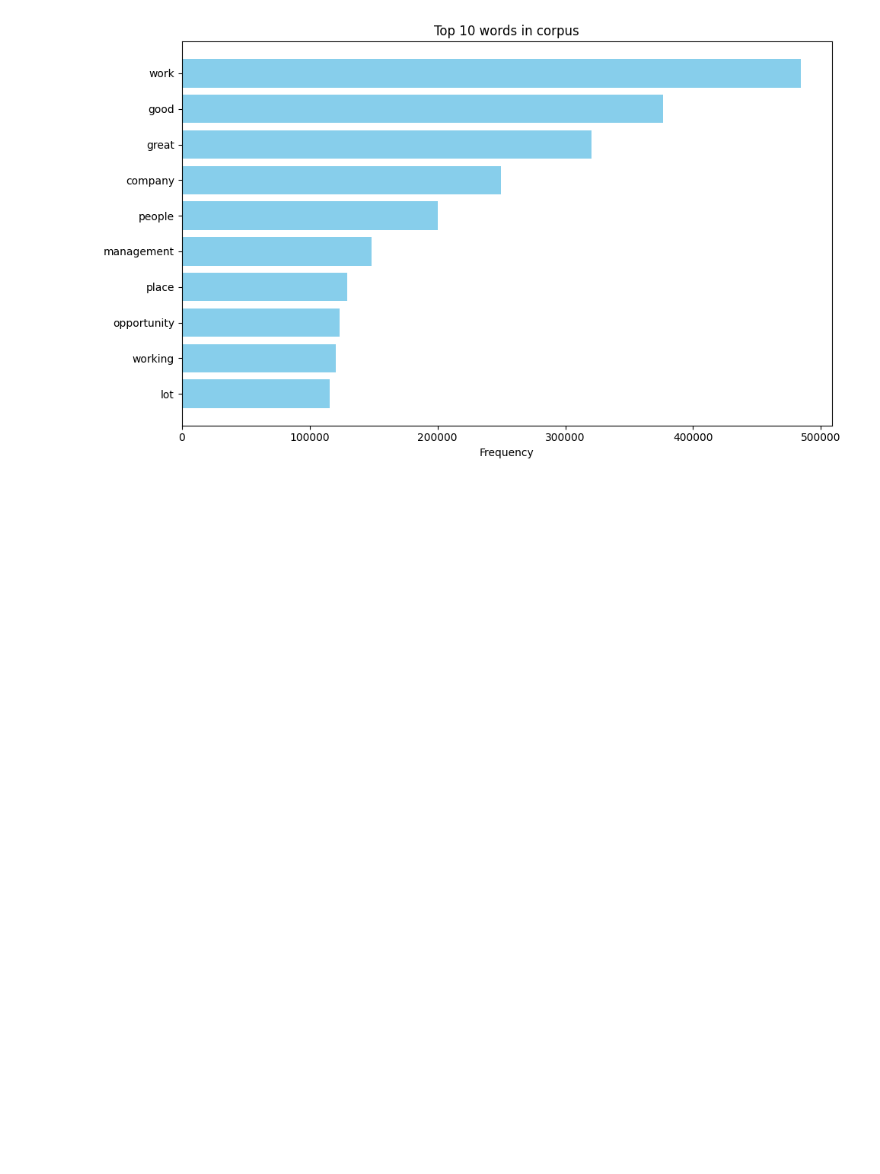
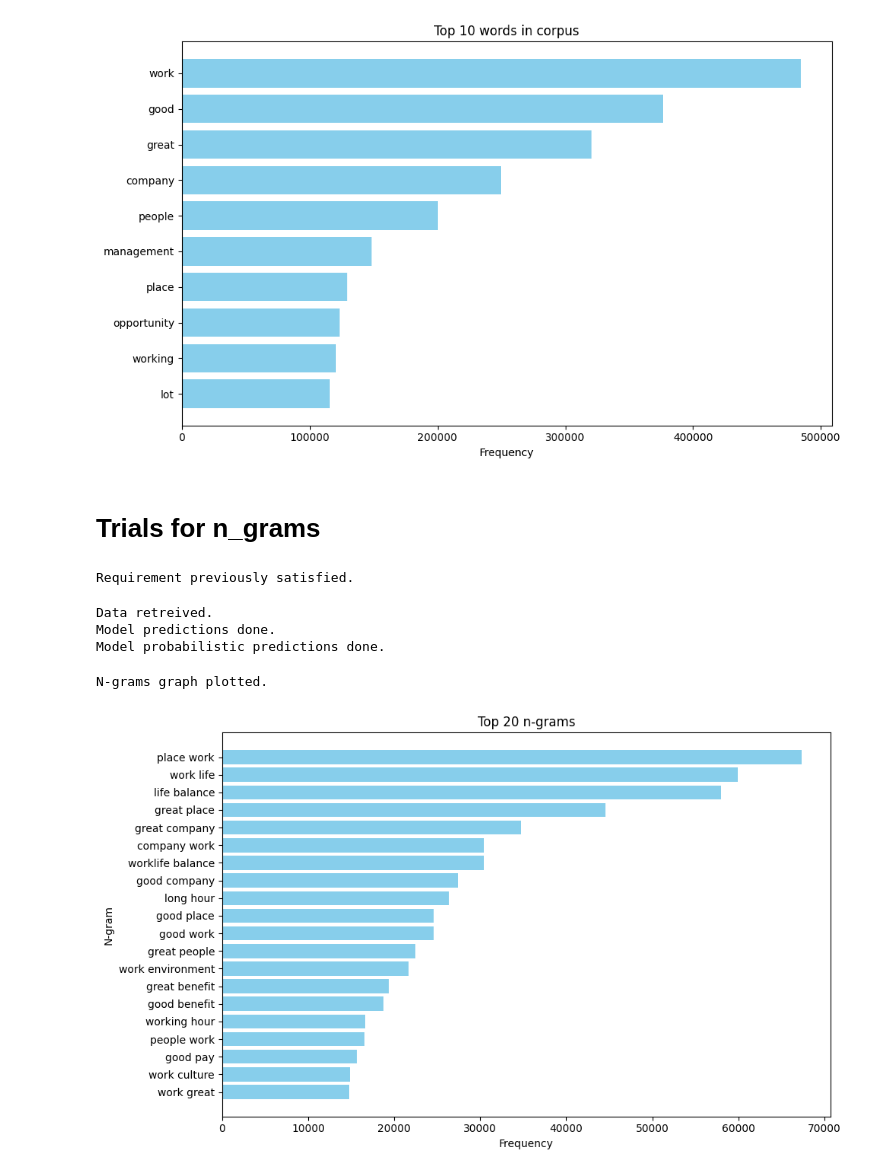
Before and after one commit to ASantosMorales/progra2_mcd_challenges, a Jupyter notebook: comments_on_glassdoor_challenge/notebooks/test.ipynb, the cells around one changed output. Cells and saved outputs as stored; diff of their text form; code cells hidden in the pictures; blank space fills up the shorter version.

Commit message:
tests for bigrams optimization

```diff
--- a/comments_on_glassdoor_challenge/notebooks/test.ipynb
+++ b/comments_on_glassdoor_challenge/notebooks/test.ipynb
@@ -522,3 +522,42 @@ plt.tight_layout()
 plt.show()
 # %% [output]
 [figure]
+# %% [markdown]
+# Trials for n_grams
+# %%
+import os
+import sys
+
+src_path = os.path.abspath('../src')
+if src_path not in sys.path:
+    sys.path.append(src_path)
+    print('Path added to system.')
+else:
+    print('Requirement previously satisfied.')
+
+def get_data(data_name:str):
+	data_path = os.path.join(os.getcwd(), f'../src/{data_name}.pkl')
+	bundle = joblib.load(data_path)
+	model = bundle['model']
+	X_train = bundle['X_train']
+	y_train = bundle['y_train']
+	X_test = bundle['X_test']
+	y_test = bundle['y_test']
+	return model, X_train, y_train, X_test, y_test
+# %% [output]
+Requirement previously satisfied.
+# %%
+import pandas as pd
+from evaluation import model_predictions, find_plots_path
+import joblib
+
+model, X_train, y_train, X_test, y_test = get_data('data_processed')
+df_text_merged = pd.read_csv(os.path.join(os.getcwd(), '../src/df_text_merged.csv'))
+print('Data retreived.')
+y_pred, y_prob = model_predictions(model = model,
+										X_test = X_test,
+										prob = True)
+# %% [output]
+Data retreived.
+Model predictions done.
+Model probabilistic predictions done.
@@ -524,0 +567,20 @@ plt.show()
+# %%
+corpus = df_text_merged['text_merged_column'].astype(str).tolist()
+vectorizer = CountVectorizer(ngram_range=(2, 2))
+X = vectorizer.fit_transform(corpus)
+sum_words = X.sum(axis=0).A1
+ngram_names = vectorizer.get_feature_names_out()
+df_ngrams = pd.DataFrame({'N-gram': ngram_names, 'Frequency': sum_words})
+top_ngrams = df_ngrams.sort_values(by='Frequency', ascending=False).head(20)
+# plotting
+fig, ax = plt.subplots(figsize=(10, 6))
+ax.barh(top_ngrams['N-gram'][::-1], top_ngrams['Frequency'][::-1], color='skyblue')
+ax.set_title(f'Top 20 n-grams')
+ax.set_xlabel('Frequency')
+ax.set_ylabel('N-gram')
+plt.tight_layout()
+fig.savefig(os.path.join(find_plots_path(), 'n_grams_graph.png'))
+print('N-grams graph plotted.')
+# %% [output]
+N-grams graph plotted.
+[figure, added]
```
Also changed, not shown: parts of 3 cells of this notebook.
